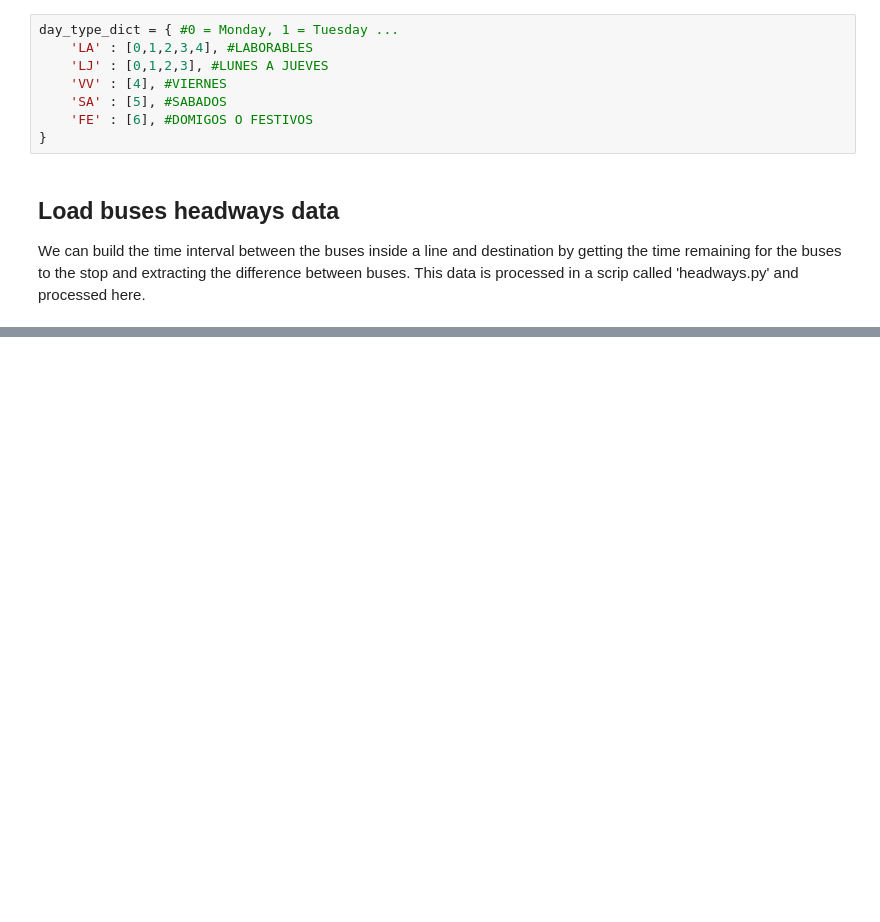
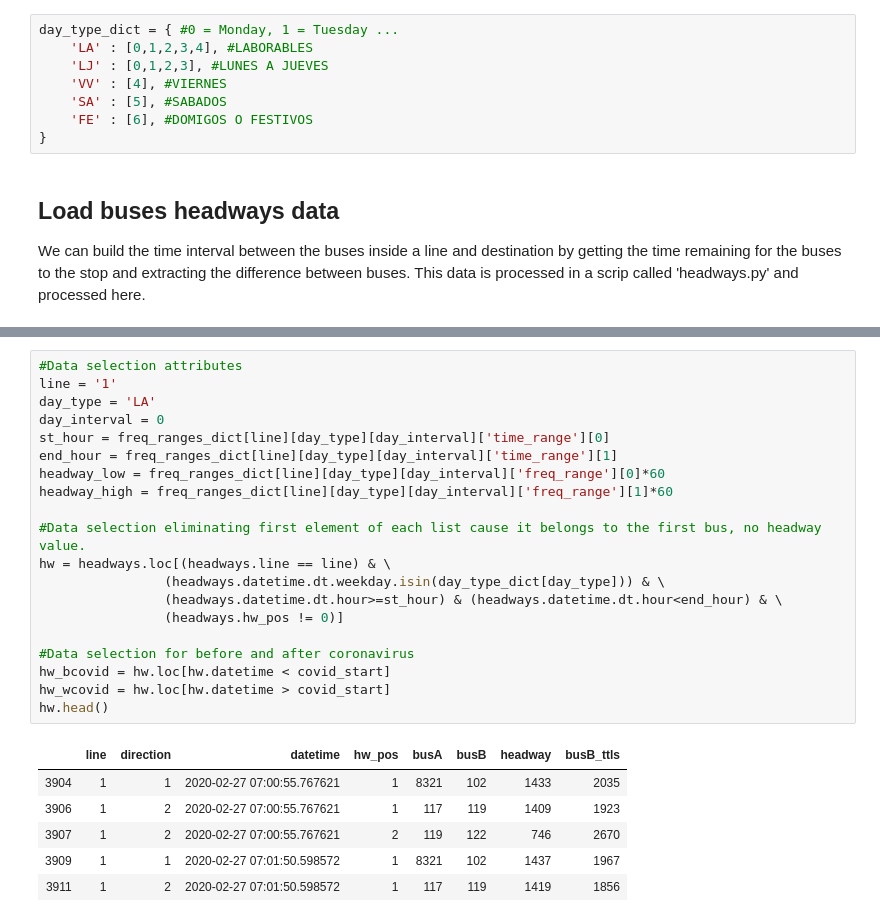
Before and after one commit to Catedra-Cabify-ETSIT-UPM/EMTUrbanBuses_Notebooks, a Jupyter notebook: Headways.ipynb, the cells around one changed output, grey strips where cells are left out. Saved outputs shown, nothing was run; the diff lists cells and outputs as text; blank space fills up the shorter version.

```diff
--- a/Headways.ipynb
+++ b/Headways.ipynb
@@ -74,0 +213,27 @@ headways.head()
+# %%
+#Data selection attributes
+line = '1'
+day_type = 'LA'
+day_interval = 0
+st_hour = freq_ranges_dict[line][day_type][day_interval]['time_range'][0]
+end_hour = freq_ranges_dict[line][day_type][day_interval]['time_range'][1]
+headway_low = freq_ranges_dict[line][day_type][day_interval]['freq_range'][0]*60
+headway_high = freq_ranges_dict[line][day_type][day_interval]['freq_range'][1]*60
+
+#Data selection eliminating first element of each list cause it belongs to the first bus, no headway value.
+hw = headways.loc[(headways.line == line) & \
+                (headways.datetime.dt.weekday.isin(day_type_dict[day_type])) & \
+                (headways.datetime.dt.hour>=st_hour) & (headways.datetime.dt.hour<end_hour) & \
+                (headways.hw_pos != 0)]
+
+#Data selection for before and after coronavirus
+hw_bcovid = hw.loc[hw.datetime < covid_start]
+hw_wcovid = hw.loc[hw.datetime > covid_start]
+hw.head()
+# %% [output]
+|  | line | direction | datetime | hw_pos | busA | busB | headway | busB_ttls |
+| 3904 | 1 | 1 | 2020-02-27 07:00:55.767621 | 1 | 8321 | 102 | 1433 | 2035 |
+| 3906 | 1 | 2 | 2020-02-27 07:00:55.767621 | 1 | 117 | 119 | 1409 | 1923 |
+| 3907 | 1 | 2 | 2020-02-27 07:00:55.767621 | 2 | 119 | 122 | 746 | 2670 |
+| 3909 | 1 | 1 | 2020-02-27 07:01:50.598572 | 1 | 8321 | 102 | 1437 | 1967 |
+| 3911 | 1 | 2 | 2020-02-27 07:01:50.598572 | 1 | 117 | 119 | 1419 | 1856 |
```
Also changed, not shown: parts of 26 cells of this notebook, 1 other file.
